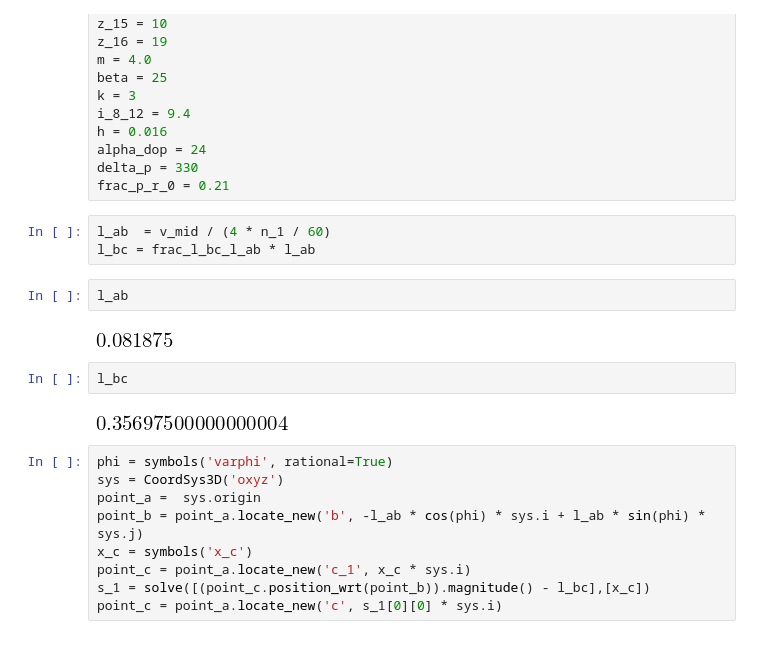
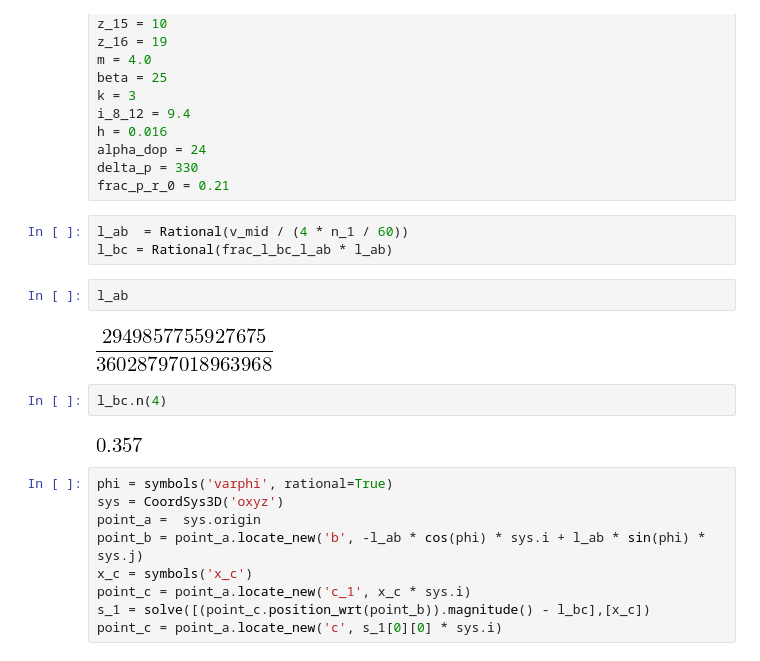
Before and after one commit to AndreySolod/TMM_Course_design, a Jupyter notebook: Main_file(list_1).ipynb, the cells around one changed output. Saved outputs shown, nothing was run; the diff lists cells and outputs as text.

```diff
--- a/Main_file(list_1).ipynb
+++ b/Main_file(list_1).ipynb
@@ -33,16 +37,16 @@ alpha_dop = 24
 delta_p = 330
 frac_p_r_0 = 0.21
 # %%
-l_ab  = v_mid / (4 * n_1 / 60)
-l_bc = frac_l_bc_l_ab * l_ab
+l_ab  = Rational(v_mid / (4 * n_1 / 60))
+l_bc = Rational(frac_l_bc_l_ab * l_ab)
 # %%
 l_ab
 # %% [output]
-[figure, old version]
+[figure, new version]
 # %%
-l_bc
+l_bc.n(4)
 # %% [output]
-[figure, old version]
+[figure, new version]
 # %%
 phi = symbols('varphi', rational=True)
 sys = CoordSys3D('oxyz')
```
Also changed, not shown: parts of 22 cells of this notebook, 57 other files.
